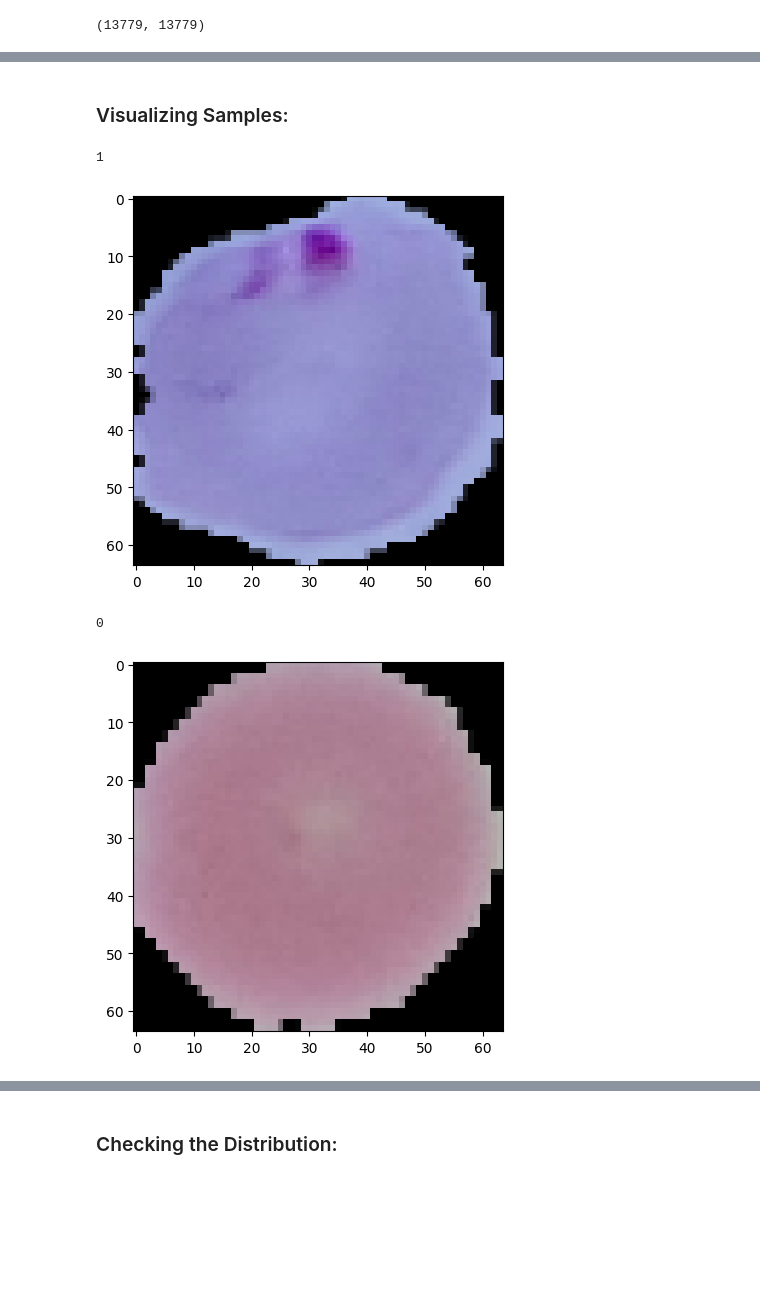
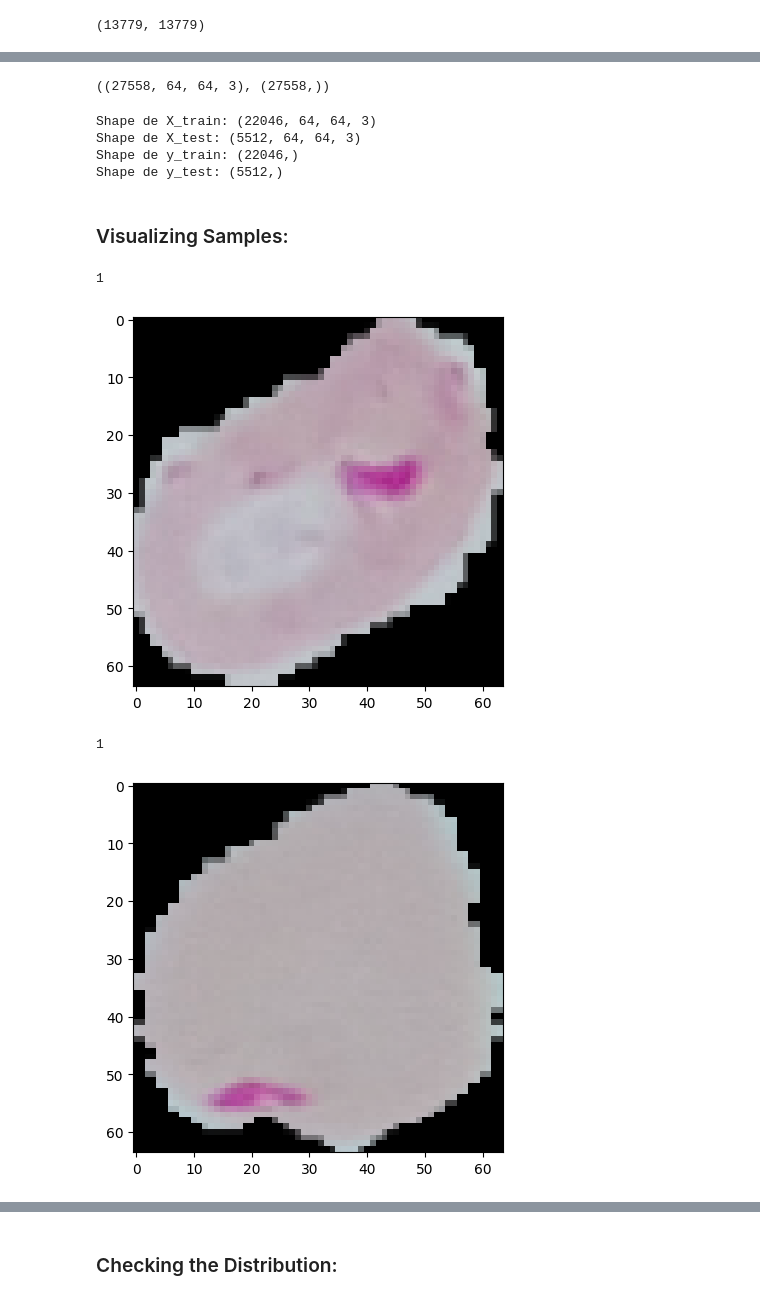
Before and after one commit to Roldao-Neto/Malaria-Detection-on-Raspberry-Pi-Zero-2W, a Jupyter notebook: model_dev.ipynb, the cells around one changed output, grey strips where cells are left out. Saved outputs shown, nothing was run; the diff lists cells and outputs as text; code cells hidden in the pictures; blank space fills up the shorter version.

```diff
--- a/model_dev.ipynb
+++ b/model_dev.ipynb
@@ -138,0 +99,3 @@ print(x_train.shape, y_train.shape, x_test.shape, y_test.shape)
+# %%
+temp = parasitized_files + uninfected_files
+y_temp = [1] * len(parasitized_files) + [0] * len(uninfected_files)
@@ -138,0 +110,7 @@ print(x_train.shape, y_train.shape, x_test.shape, y_test.shape)
+# %%
+image_size = (64, 64)
+
+for i in range(len(temp)):
+    img = cv2.imread(temp[i])
+    img = cv2.resize(img, image_size)
+    temp[i] = [img, y_temp[i]]
@@ -139,15 +149,34 @@ print(x_train.shape, y_train.shape, x_test.shape, y_test.shape)
+# %%
+X = np.array([item[0] for item in temp])
+y = np.array([item[1] for item in temp])
+# %%
+X.shape, y.shape
+# %% [output]
+((27558, 64, 64, 3), (27558,))
+# %%
+X_train, X_test, y_train, y_test = train_test_split(X, y, test_size=0.2, random_state=42)
+# %%
+print(f"Shape de X_train: {X_train.shape}")
+print(f"Shape de X_test: {X_test.shape}")
+print(f"Shape de y_train: {y_train.shape}")
+print(f"Shape de y_test: {y_test.shape}")
+# %% [output]
+Shape de X_train: (22046, 64, 64, 3)
+Shape de X_test: (5512, 64, 64, 3)
+Shape de y_train: (22046,)
+Shape de y_test: (5512,)
 # %% [markdown]
 ### Visualizing Samples:
 # %%
-plt.imshow(x_train[0])
+plt.imshow(X_train[0])
 print(y_train[0])
 # %% [output]
 1
-[figure, old version]
+[figure, new version]
 # %%
-plt.imshow(x_train[4])
+plt.imshow(X_train[4])
 print(y_train[4])
 # %% [output]
-0
+1
-[figure, old version]
+[figure, new version]
 # %%
```
Also changed, not shown: parts of 45 cells of this notebook, 2 other files.
